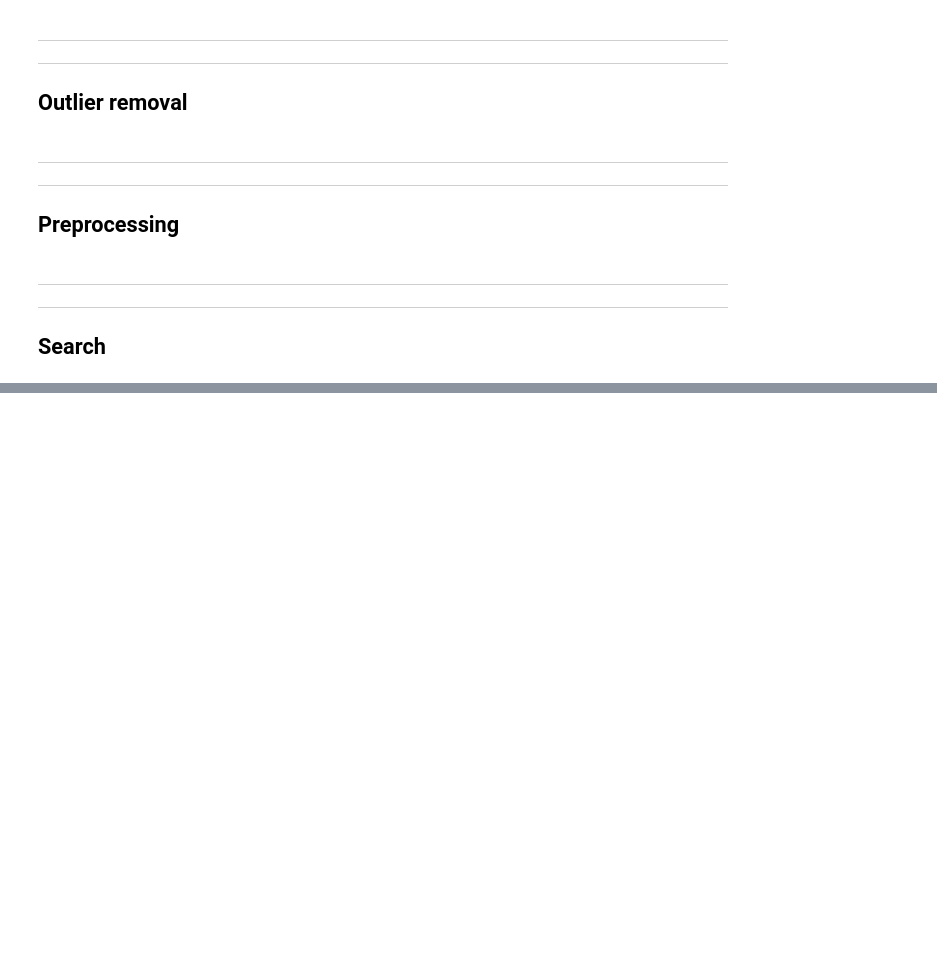
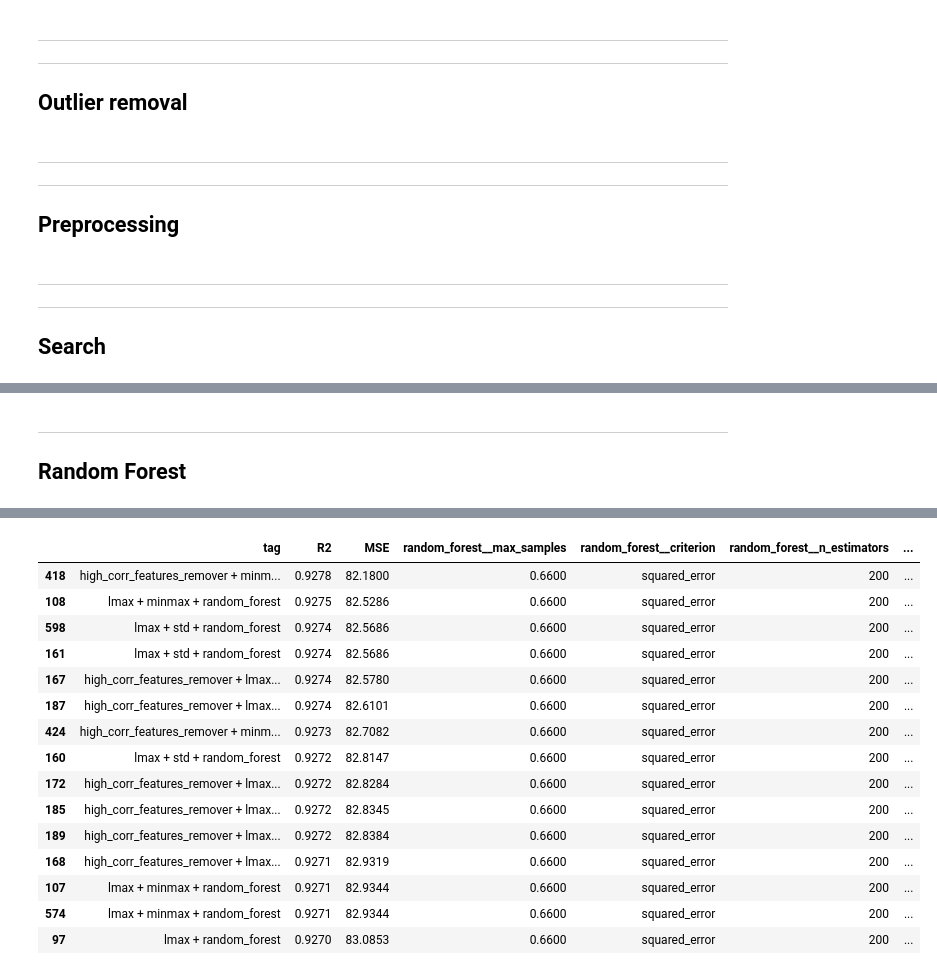
Before and after one commit to RiccardoEvangelisti/Critical-temperature-of-superconductors, a Jupyter notebook: 1_Train.ipynb, the cells around one changed output, grey strips where cells are left out. Cells and saved outputs as stored; diff of their text form; code cells hidden in the pictures; blank space fills up the shorter version.

Commit message:
more training

```diff
--- a/1_Train.ipynb
+++ b/1_Train.ipynb
@@ -111,3 +125,11 @@ class FeaturesRemover:
+# %%
+class OnlyFormula:
+    def fit(self, X, y=None):
+        return self
+
+    def transform(self, X):
+        X = X.drop(columns=pd.read_csv(DATA_FOLDER + "train.csv").drop(columns=["critical_temp"]).columns)
+        return X
 # %% [markdown]
 ---
 ---
@@ -245,3 +274,12 @@ def grid_search(combinations: list[Combination], estimator_tag: str, save_result
                 if not outputs.empty:
                     results = pd.concat([outputs, results], axis=0)
             results.to_csv(file_name, index=False)
+# %%
+def best_hyperparameters(file_name, percentage):
+    df = pd.read_csv(file_name)
+    samples = df.shape[0] * percentage // 100
+    df = df.sort_values(by="R2", ascending=False).drop(columns=["R2", "MSE"]).iloc[:samples]
+    results = dict()
+    for hyperparameter in df.columns:
+        results.update({hyperparameter: list(df[hyperparameter].unique())})
+    display(results)
@@ -248,30 +359,52 @@ def grid_search(combinations: list[Combination], estimator_tag: str, save_result
+# %% [markdown]
+---
+## Random Forest
 # %%
 estimator_tag = "random_forest"
 random_forest_step = Step(
     estimator_tag,
     RandomForestRegressor(n_jobs=-1, random_state=RANDOM_STATE),
     {
+        "max_features": [0.2, 0.4, 0.6, 0.8],
         "max_samples": [0.66],
+        "n_estimators": [200],
+        "max_depth": [25],
+        "ccp_alpha": [0.0, 0.01],
         "criterion": ["squared_error"],
-        "n_estimators": [200],
-        "max_depth": [25],  # , 5, 10, 15, 20],
-        # "max_leaf_nodes": [None],  # 50, 100, 200, 300, 400
-        # "ccp_alpha": [0.0, 0.00001, 0.0001, 0.001, 0.01, 0.1, 1.0],
-        "max_features": [0.1, 0.2, 0.3, 0.4, 0.5, 0.6, 0.7, 0.8, 0.9],
     },
 )
 
 combinations = extract_combinations(
     Pipe(random_forest_step),
+    Pipe(l2_step, random_forest_step),
+    #
     Pipe(minmax_step, random_forest_step),
-    Pipe(minmax_step, pca_step, random_forest_step),
-    Pipe(features_remover_step, minmax_step, pca_step, random_forest_step),
+    Pipe(high_corr_features_remover_step, minmax_step, random_forest_step),
+    #
     Pipe(std_step, random_forest_step),
     Pipe(std_step, pca_step, random_forest_step),
-    Pipe(features_remover_step, std_step, pca_step, random_forest_step),
-    Pipe(minmax_step, l1_step, random_forest_step),
-    Pipe(features_remover_step, minmax_step, l1_step, random_forest_step),
-    Pipe(lmax_step, random_forest_step),
+    Pipe(l2_step, std_step, pca_step, random_forest_step),
+    #
+    Pipe(l1_step, minmax_step, random_forest_step),
+    Pipe(l2_step, minmax_step, random_forest_step),
+    Pipe(lmax_step, minmax_step, random_forest_step),
+    Pipe(lmax_step, std_step, random_forest_step),
+    #
+    Pipe(high_corr_features_remover_step, std_step, pca_step, random_forest_step),
+    Pipe(high_corr_features_remover_step, lmax_step, minmax_step, random_forest_step),
+    #
+    Pipe(only_properties_step, random_forest_step),
+    Pipe(only_formula_step, random_forest_step),
+    #
+    Pipe(only_properties_step, minmax_step, random_forest_step),
+    Pipe(only_formula_step, minmax_step, random_forest_step),
+    #
+    Pipe(only_properties_step, lmax_step, minmax_step, random_forest_step),
+    Pipe(only_formula_step, lmax_step, minmax_step, random_forest_step),
 )
 grid_search(combinations, estimator_tag=estimator_tag)
+
+best_hyperparameters(OUTPUT_FOLDER + estimator_tag + "_output.csv", 20)
+
+print_results(OUTPUT_FOLDER + estimator_tag + "_output.csv", 15)
 # %% [output]
@@ -294,0 +448,16 @@ Combination 90/90  |  lmax + random_forest
+|  | tag | R2 | MSE | random_forest__max_samples | random_forest__criterion | random_forest__n_estimators | ... |
+| 418 | high_corr_features_remover + minm... | 0.9278 | 82.1800 | 0.6600 | squared_error | 200 | ... |
+| 108 | lmax + minmax + random_forest | 0.9275 | 82.5286 | 0.6600 | squared_error | 200 | ... |
+| 598 | lmax + std + random_forest | 0.9274 | 82.5686 | 0.6600 | squared_error | 200 | ... |
+| 161 | lmax + std + random_forest | 0.9274 | 82.5686 | 0.6600 | squared_error | 200 | ... |
+| 167 | high_corr_features_remover + lmax... | 0.9274 | 82.5780 | 0.6600 | squared_error | 200 | ... |
+| 187 | high_corr_features_remover + lmax... | 0.9274 | 82.6101 | 0.6600 | squared_error | 200 | ... |
+| 424 | high_corr_features_remover + minm... | 0.9273 | 82.7082 | 0.6600 | squared_error | 200 | ... |
+| 160 | lmax + std + random_forest | 0.9272 | 82.8147 | 0.6600 | squared_error | 200 | ... |
+| 172 | high_corr_features_remover + lmax... | 0.9272 | 82.8284 | 0.6600 | squared_error | 200 | ... |
+| 185 | high_corr_features_remover + lmax... | 0.9272 | 82.8345 | 0.6600 | squared_error | 200 | ... |
+| 189 | high_corr_features_remover + lmax... | 0.9272 | 82.8384 | 0.6600 | squared_error | 200 | ... |
+| 168 | high_corr_features_remover + lmax... | 0.9271 | 82.9319 | 0.6600 | squared_error | 200 | ... |
+| 107 | lmax + minmax + random_forest | 0.9271 | 82.9344 | 0.6600 | squared_error | 200 | ... |
+| 574 | lmax + minmax + random_forest | 0.9271 | 82.9344 | 0.6600 | squared_error | 200 | ... |
+| 97 | lmax + random_forest | 0.9270 | 83.0853 | 0.6600 | squared_error | 200 | ... |
```
Also changed, not shown: parts of 20 cells of this notebook, 3 other files.
